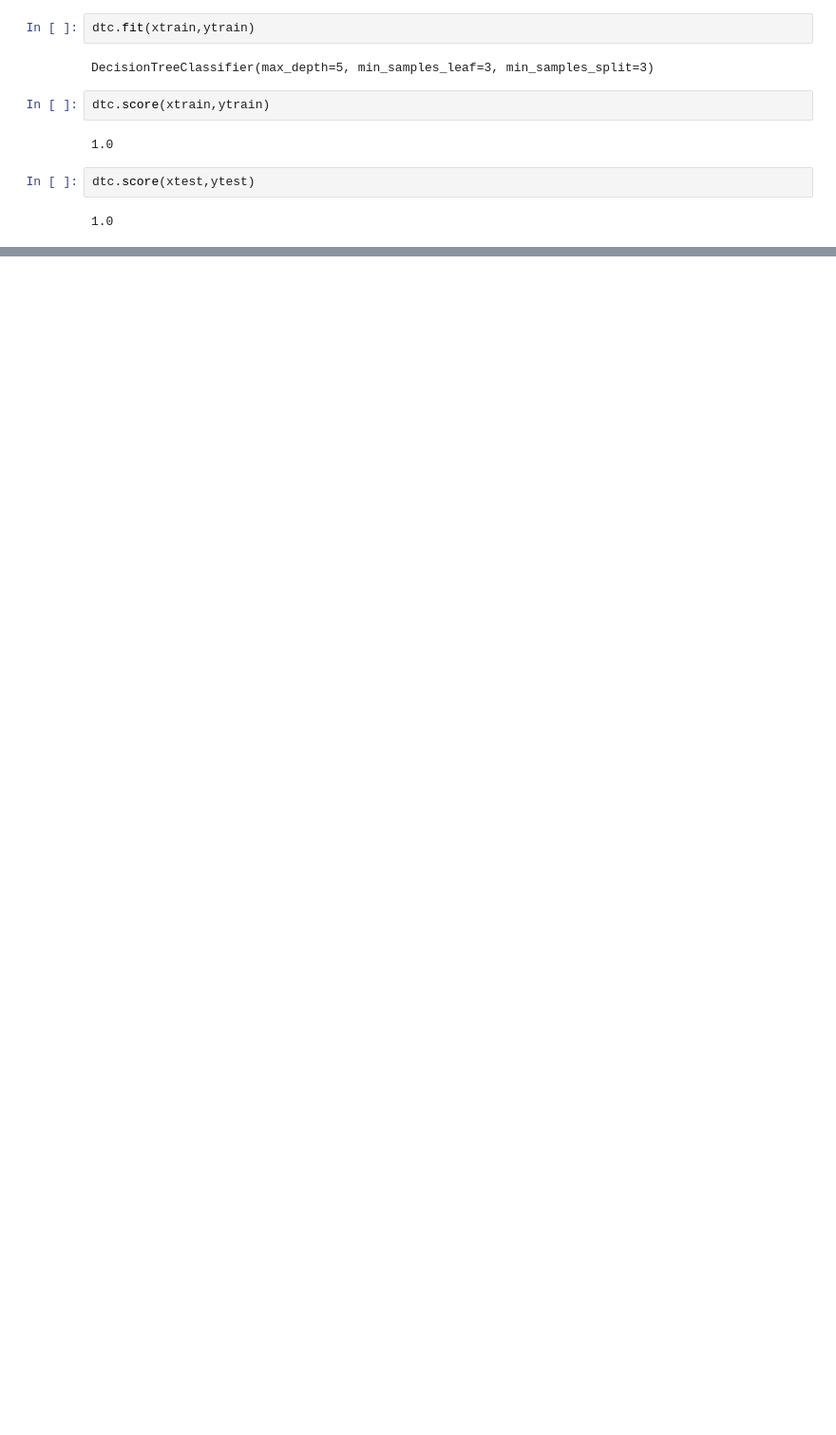
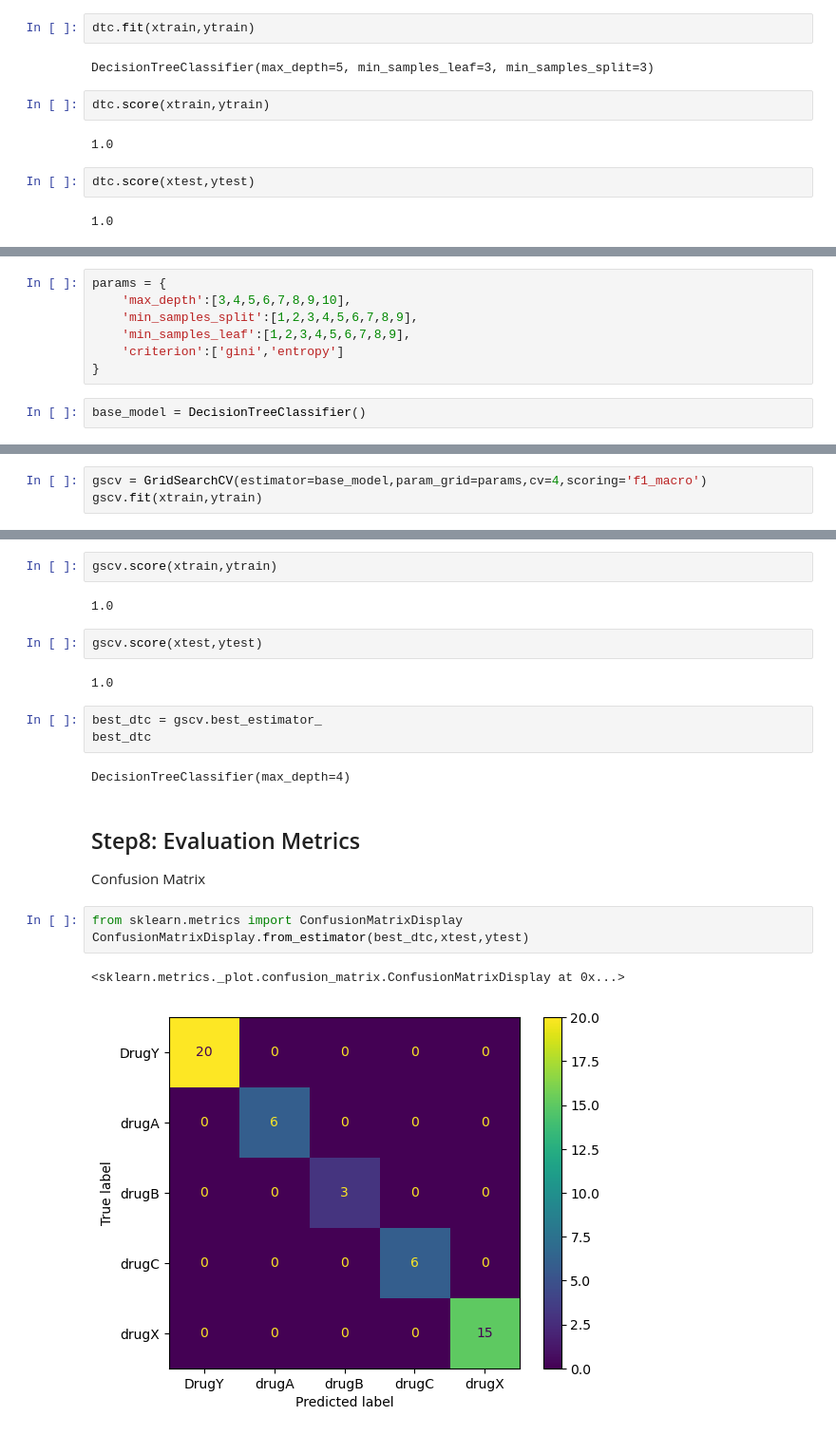
Before and after one commit to Akshay8055143/Machine_Learning_1418, a Jupyter notebook: Decision Trees/Decision Trees Classifier.ipynb, the cells around one changed output, grey strips where cells are left out. Shown: that part at 95% size. Saved outputs shown, nothing was run; the diff lists cells and outputs as text; blank space fills up the shorter version.

Commit message:
Decision Trees Classification Completed

```diff
--- a/Decision Trees/Decision Trees Classifier.ipynb
+++ b/Decision Trees/Decision Trees Classifier.ipynb
@@ -217,0 +222,9 @@ dtc.score(xtest,ytest)
+# %%
+params = {
+    'max_depth':[3,4,5,6,7,8,9,10],
+    'min_samples_split':[1,2,3,4,5,6,7,8,9],
+    'min_samples_leaf':[1,2,3,4,5,6,7,8,9],
+    'criterion':['gini','entropy']
+}
+# %%
+base_model = DecisionTreeClassifier()
@@ -217,0 +234,3 @@ dtc.score(xtest,ytest)
+# %%
+gscv = GridSearchCV(estimator=base_model,param_grid=params,cv=4,scoring='f1_macro')
+gscv.fit(xtrain,ytrain)
@@ -217,0 +255,22 @@ dtc.score(xtest,ytest)
+# %%
+gscv.score(xtrain,ytrain)
+# %% [output]
+1.0
+# %%
+gscv.score(xtest,ytest)
+# %% [output]
+1.0
+# %%
+best_dtc = gscv.best_estimator_
+best_dtc
+# %% [output]
+DecisionTreeClassifier(max_depth=4)
+# %% [markdown]
+## Step8: Evaluation Metrics
+Confusion Matrix
+# %%
+from sklearn.metrics import ConfusionMatrixDisplay
+ConfusionMatrixDisplay.from_estimator(best_dtc,xtest,ytest)
+# %% [output]
+<sklearn.metrics._plot.confusion_matrix.ConfusionMatrixDisplay at 0x...>
+[figure, added]
```
Also changed, not shown: parts of 31 cells of this notebook, 1 other file.
